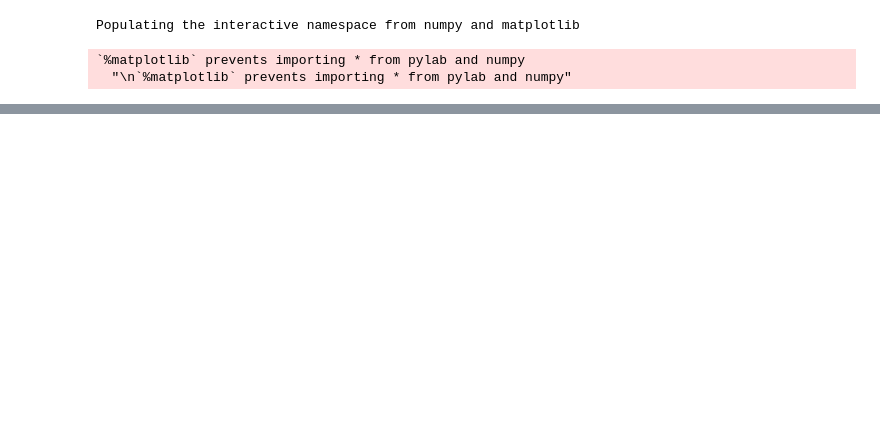
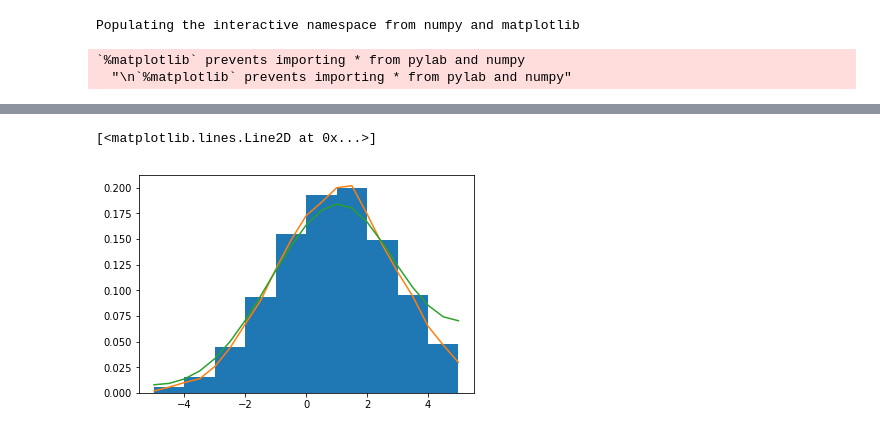
Before and after one commit to cranmer/active_sciencing, a Jupyter notebook: clean/active_gaussian.ipynb, the cells around one changed output, grey strips where cells are left out. Saved outputs shown, nothing was run; the diff lists cells and outputs as text; code cells hidden in the pictures; blank space fills up the shorter version.

```diff
--- a/clean/active_gaussian.ipynb
+++ b/clean/active_gaussian.ipynb
@@ -36,0 +57,18 @@ for i,theta in enumerate(np.linspace(*THETA_RANGE,num = nsteps_theta)):
+# %%
+samples = THE_SIMULATOR(example_theta,example_phi,10000)
+p = distr.Distribution(
+    name = 'example_simulation',
+    samples = samples,
+    range = DATA_RANGE)
+
+p.hist(bins = 10, normed = True)
+
+xs = np.linspace(*DATA_RANGE,num = 21)
+logpdf_nomirr = p.approx_logpdf()
+logpdf_mirror = p.approx_logpdf(mirror = True, mirror_shifts=[-10,10])
+
+plt.plot(xs,np.exp(logpdf_nomirr(xs)))
+plt.plot(xs,np.exp(logpdf_mirror(xs)))
+# %% [output]
+[<matplotlib.lines.Line2D at 0x...>]
+[figure, added]
```
Also changed, not shown: parts of 8 cells of this notebook, 6 other files.
